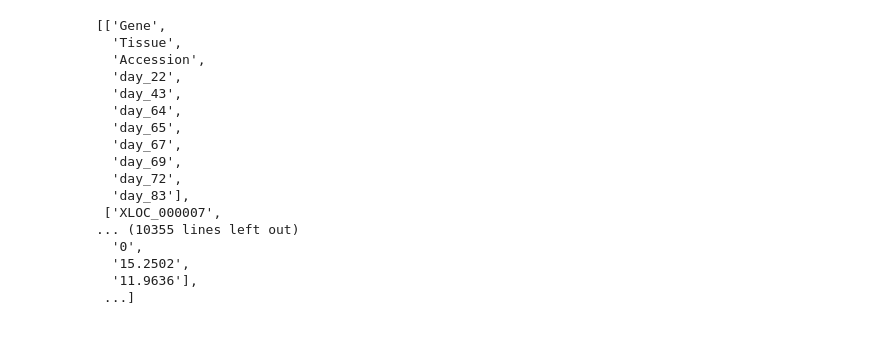
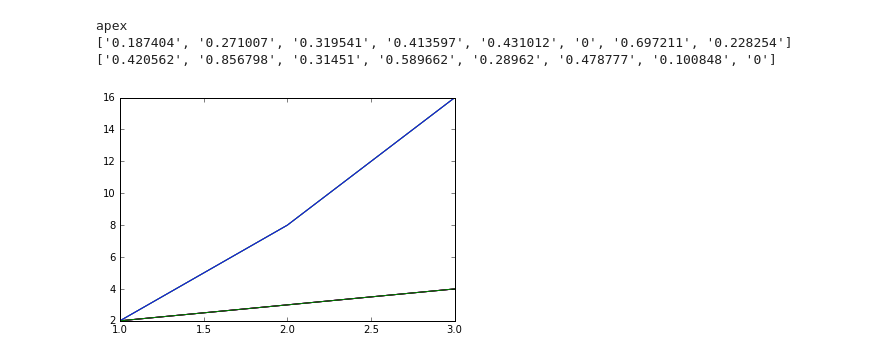
Before and after one commit to TIF141/hello-world, a Jupyter notebook: CSV.ipynb, the cells around one changed output. Cells and saved outputs as stored; diff of their text form; code cells hidden in the pictures.

Commit message:
Graphing functions added

```diff
--- a/CSV.ipynb
+++ b/CSV.ipynb
@@ -28,20 +0,0 @@ True
-# %%
-remove_blanks(gene_data)
-# %% [output]
-[['Gene',
-  'Tissue',
-  'Accession',
-  'day_22',
-  'day_43',
-  'day_64',
-  'day_65',
-  'day_67',
-  'day_69',
-  'day_72',
-  'day_83'],
- ['XLOC_000007',
-... (10355 lines left out)
-  '0',
-  '15.2502',
-  '11.9636'],
- ...]
@@ -47,0 +33,50 @@ remove_blanks(gene_data)
+# %%
+x = [22, 43, 64, 65, 67, 69, 72, 83]
+
+test_list = ['XLOC_000007',
+  'apex',
+  'tapidor',
+  '0.187404',
+  '0.271007',
+  '0.319541',
+  '0.413597',
+  '0.431012',
+  '0',
+  '0.697211',
+  '0.228254']
+print(test_list[1])
+
+temp_y_values = test_list
+del temp_y_values[0:3]
+print(temp_y_values)
+
+temp_y_values = gene_data
+for i in range (0, len(temp_y_values)):
+    del temp_y_values[i][0:3]
+del temp_y_values[0]
+#print(temp_y_values)
+print(temp_y_values[1])
+# %% [output]
+apex
+['0.187404', '0.271007', '0.319541', '0.413597', '0.431012', '0', '0.697211', '0.228254']
+['0.420562', '0.856798', '0.31451', '0.589662', '0.28962', '0.478777', '0.100848', '0']
+# %%
+#given a list of data sets, plots them all on the same graph
+
+exampleX = ["1", "2", "3"]
+exampleY = [["2", "8", "16"], ["2", "3", "4"], ["2", "8", "16"], ["2", "3", "4"], ["2", "8", "16"], ["2", "3", "4"]]
+
+
+def plot_data_together(listX, Y_master_list):
+    lenY = int(len(Y_master_list[0]))
+    for i in range(0, len(Y_master_list)):
+        if (int(len(Y_master_list[i])) != lenY):
+            print("Y value sets are not of same length")
+            pass
+    for i in range (0, len(Y_master_list)):
+        plt.plot(listX, Y_master_list[i])
+    plt.show()
+# %%
+plot_data_together(exampleX, exampleY)
+# %% [output]
+[figure, added]
```
Also changed, not shown: parts of 11 cells of this notebook.
